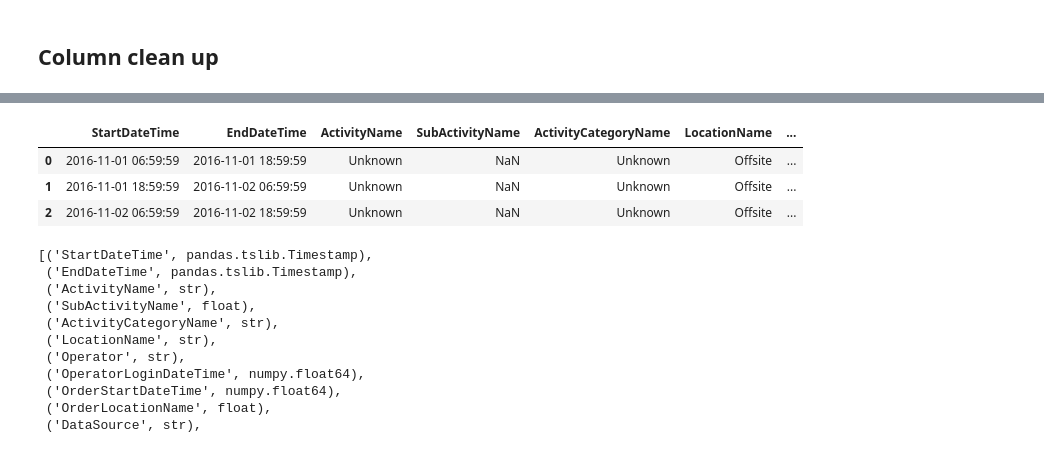
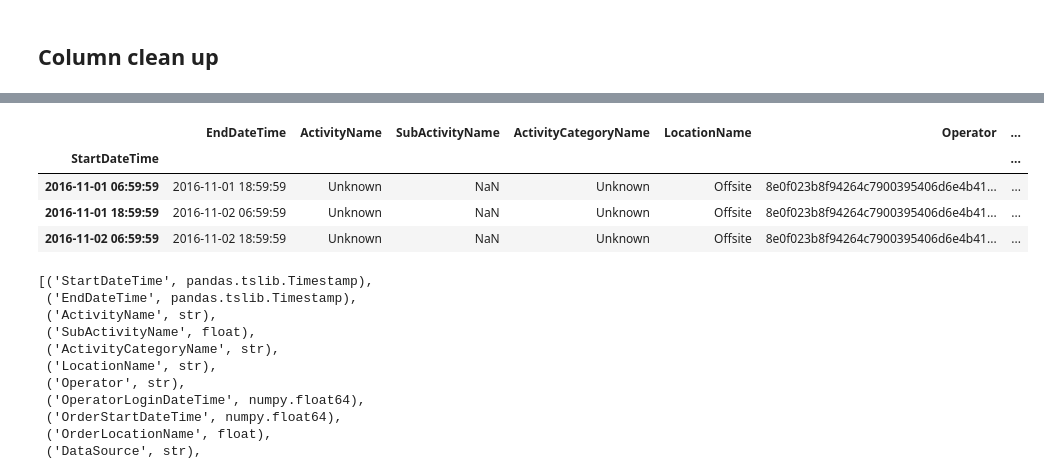
Before and after one commit to saramic/roxoff, a Jupyter notebook: prelim_analysis/Equipment task overview.ipynb, the cells around one changed output, grey strips where cells are left out. Cells and saved outputs as stored; diff of their text form; code cells hidden in the pictures.

```diff
--- a/prelim_analysis/Equipment task overview.ipynb
+++ b/prelim_analysis/Equipment task overview.ipynb
@@ -85,34 +138,39 @@ Name: CumulativeEngineHours, dtype: int64
 # %%
 df_min = df.filter([
     'Unamed: 0',
     'StartDateTime',
     'EndDateTime',
     'ActivityName',
     'SubActivityName',
     'ActivityCategoryName',
     'LocationName',
     'Operator',
     'OperatorLoginDateTime',
     'OrderStartDateTime',
     'OrderLocationName',
     'DataSource',
     'ActivityGroup',
     'CumulativeEngineHours'], axis=1)
 
 # parse dates
 for time_field in ['StartDateTime', 'EndDateTime']:
-    df_min[time_field] = df_min[time_field].apply(lambda x:pd.to_datetime(x))
+    # df_min[time_field] = df_min[time_field].apply(lambda x:pd.to_datetime(x))
+    df_min[time_field] = pd.to_datetime(df_min[time_field])
 
 # create time delta field
 df_min['TimeTaken'] = df_min['EndDateTime'] - df_min['StartDateTime']
 df_min['TimeTakenSec'] = df_min['TimeTaken'].apply(lambda x: x/np.timedelta64(1, 's'))
 
+# start date time as the index
+df_min = df_min.set_index('StartDateTime')
+
 df_min.head(3)
 # %% [output]
-|  | StartDateTime | EndDateTime | ActivityName | SubActivityName | ActivityCategoryName | LocationName | ... |
-| 0 | 2016-11-01 06:59:59 | 2016-11-01 18:59:59 | Unknown | NaN | Unknown | Offsite | ... |
-| 1 | 2016-11-01 18:59:59 | 2016-11-02 06:59:59 | Unknown | NaN | Unknown | Offsite | ... |
-| 2 | 2016-11-02 06:59:59 | 2016-11-02 18:59:59 | Unknown | NaN | Unknown | Offsite | ... |
+|  | EndDateTime | ActivityName | SubActivityName | ActivityCategoryName | LocationName | Operator | ... |
+| StartDateTime |  |  |  |  |  |  | ... |
+| 2016-11-01 06:59:59 | 2016-11-01 18:59:59 | Unknown | NaN | Unknown | Offsite | 8e0f023b8f94264c7900395406d6e4b41... | ... |
+| 2016-11-01 18:59:59 | 2016-11-02 06:59:59 | Unknown | NaN | Unknown | Offsite | 8e0f023b8f94264c7900395406d6e4b41... | ... |
+| 2016-11-02 06:59:59 | 2016-11-02 18:59:59 | Unknown | NaN | Unknown | Offsite | 8e0f023b8f94264c7900395406d6e4b41... | ... |
 # %%
 list(zip(df_min.columns, [type(x) for x in df_min.ix[0,:]]))
 # %% [output]
```
Also changed, not shown: parts of 8 cells of this notebook.
